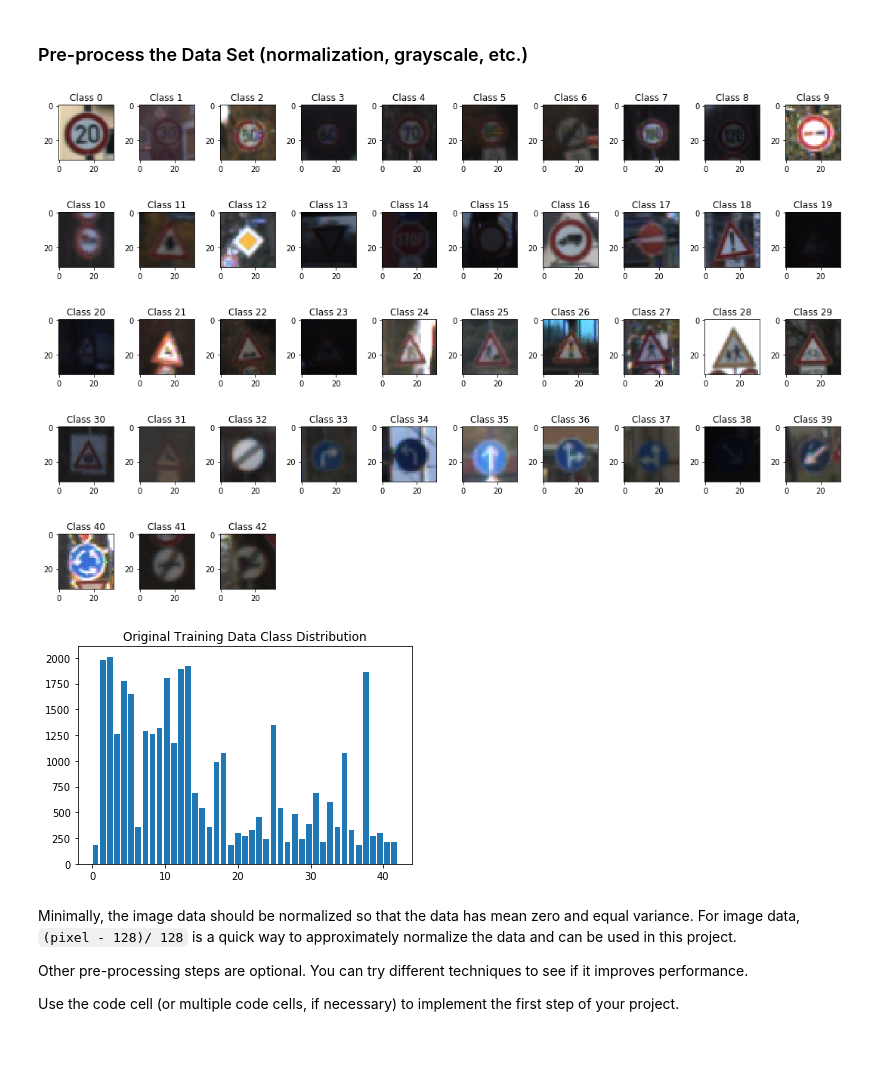
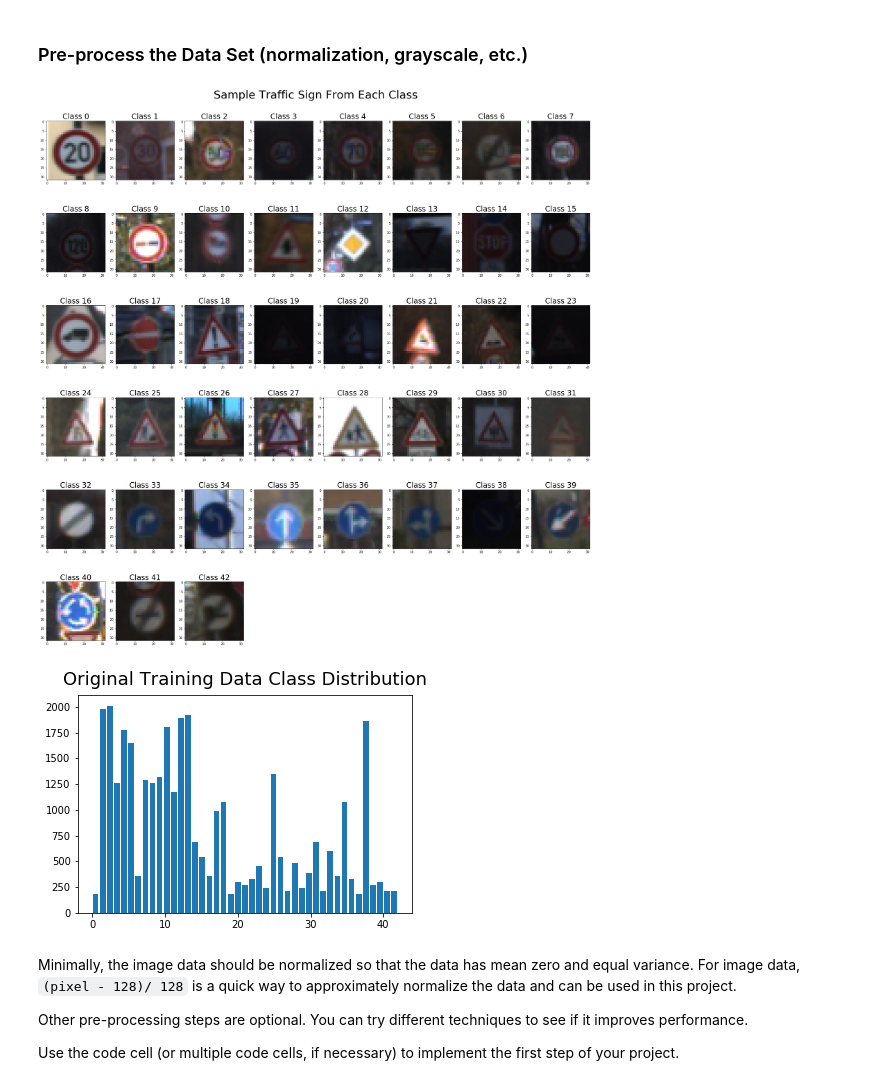
Before and after one commit to mgautho/CarND-Traffic-Sign-Classifier-Project, a Jupyter notebook: Traffic_Sign_Classifier.ipynb, the cells around one changed output. Cells and saved outputs as stored; diff of their text form; code cells hidden in the pictures; blank space fills up the shorter version.

```diff
--- a/Traffic_Sign_Classifier.ipynb
+++ b/Traffic_Sign_Classifier.ipynb
@@ -154,50 +154,43 @@ Here is an example of a [published baseline model on this problem](http://yann.l
 
 import matplotlib.pyplot as plt
 # Visualizations will be shown in the notebook.
 %matplotlib inline
 
 #index = random.randint(0, len(X_train))
 #image = train['features'][index].squeeze()
 #plt.figure(figsize=(1,1))
 
 #print("Image class ID =",y_train[index])
 #plt.imshow(image, cmap='gray')
 
 # Plot an example of each class
 # Go through the training labels to find out the 1st index of each class
-n_plot_rows = int(np.ceil(n_classes / 10))
-n_plot_cols = 10
+n_plot_cols = 8
+n_plot_rows = int(np.ceil(n_classes / n_plot_cols))
 
-first_idx_labels=[-1 for i in range(n_classes)]
-
-for i in range(n_train):
-    for j in range(n_classes):
-        if ((first_idx_labels[j] == -1) and (train['labels'][i] == j)):
-            first_idx_labels[j] = i
-
-plt.figure(figsize=(15,10))
+plt.figure(figsize=(25,25))
 for x in range(n_plot_rows):
     for y in range(n_plot_cols):
-        i = (x*10) + y
+        i = (x*n_plot_cols) + y
         if (i < n_classes):
-            index = first_idx_labels[i]
-            image = train['features'][index].squeeze()
+            image = train['features'][train['labels']==i][0]
             ax = plt.subplot(n_plot_rows, n_plot_cols, i+1)
             title = "Class %d" % (i)
-            ax.set_title(title)
+            ax.set_title(title,fontsize=24)
             plt.imshow(image)
 plt.tight_layout()
+plt.suptitle("Sample Traffic Sign From Each Class",fontsize=36,y=1.02)
 plt.show()
 
 # Histogram
 #df_train_labels.plot(kind='hist',bins=n_classes)
 
 plt.hist(y_train, bins=n_classes,histtype='bar',rwidth=0.8)
-plt.title("Original Training Data Class Distribution")
+plt.title("Original Training Data Class Distribution",fontsize=18,y=1.02)
 plt.show()
 # %% [output]
-[figure, old version]
+[figure, new version]
-[figure, old version]
+[figure, new version]
 # %% [markdown]
 Minimally, the image data should be normalized so that the data has mean zero and equal variance. For image data, `(pixel - 128)/ 128` is a quick way to approximately normalize the data and can be used in this project.
 
```
Also changed, not shown: parts of 9 cells of this notebook, 1 other file.
